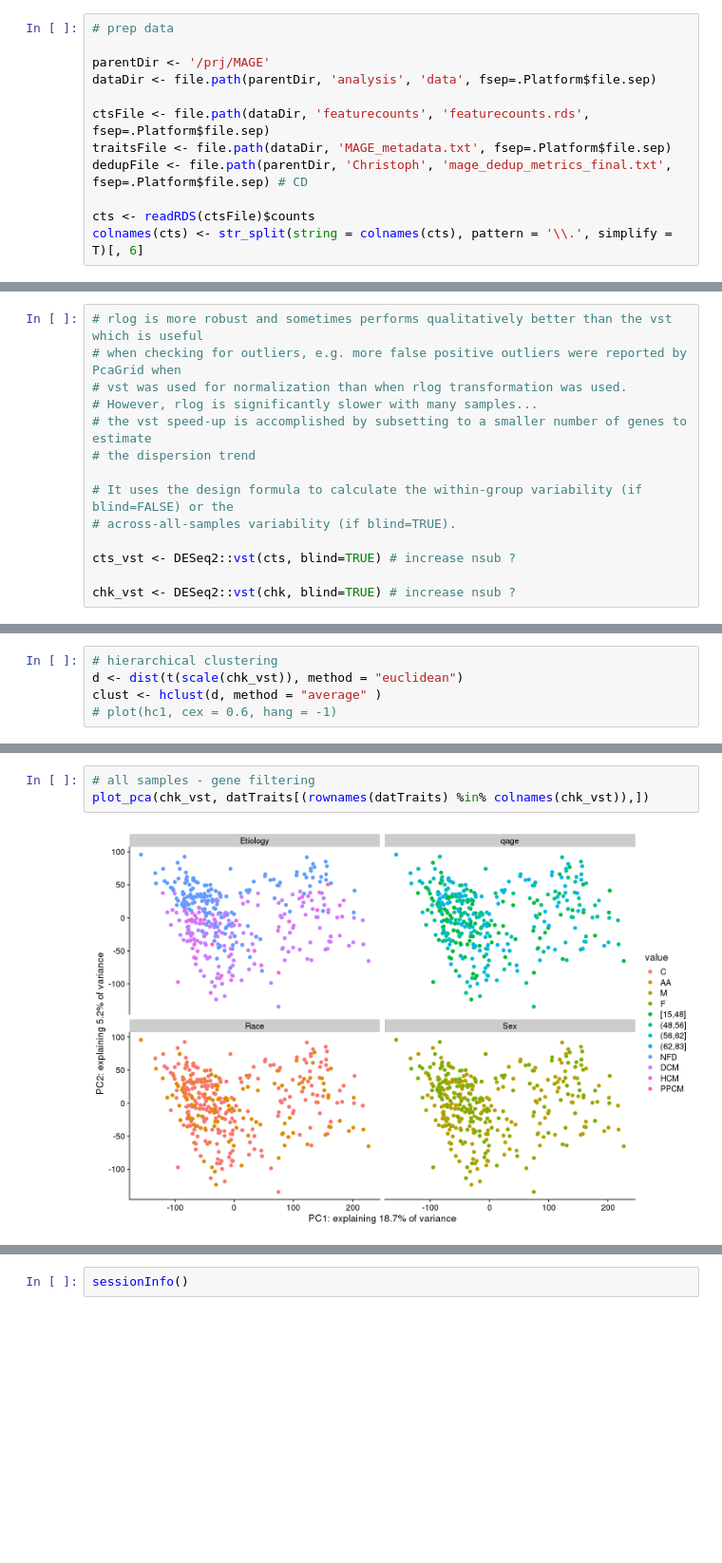
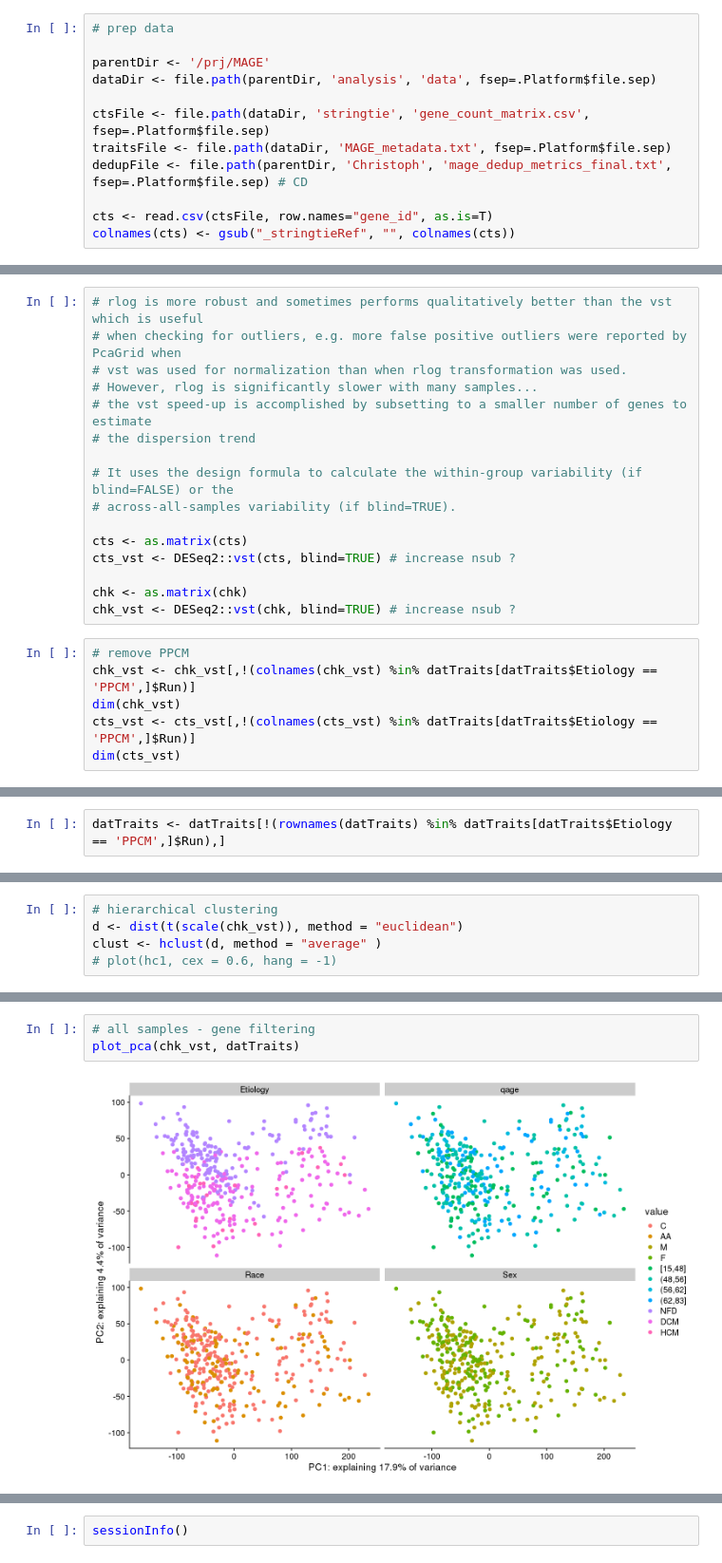
Before and after one commit to dieterich-lab/magnetiqueCode2022, a Jupyter notebook: data/MAGNet_data_stringtie.ipynb, the cells around one changed output, grey strips where cells are left out. Shown at 95% size. Drawn from its saved outputs; the diff is of its cells as text; blank space fills up the shorter version.

```diff
--- a/data/MAGNet_data_stringtie.ipynb
+++ b/data/MAGNet_data_stringtie.ipynb
@@ -18,12 +18,12 @@ options(repr.plot.width=12, repr.plot.height=8)
 parentDir <- '/prj/MAGE'
 dataDir <- file.path(parentDir, 'analysis', 'data', fsep=.Platform$file.sep)
 
-ctsFile <- file.path(dataDir, 'featurecounts', 'featurecounts.rds', fsep=.Platform$file.sep)
+ctsFile <- file.path(dataDir, 'stringtie', 'gene_count_matrix.csv', fsep=.Platform$file.sep)
 traitsFile <- file.path(dataDir, 'MAGE_metadata.txt', fsep=.Platform$file.sep)
 dedupFile <- file.path(parentDir, 'Christoph', 'mage_dedup_metrics_final.txt', fsep=.Platform$file.sep) # CD
 
-cts <- readRDS(ctsFile)$counts
-colnames(cts) <- str_split(string = colnames(cts), pattern = '\\.', simplify = T)[, 6]
+cts <- read.csv(ctsFile, row.names="gene_id", as.is=T)
+colnames(cts) <- gsub("_stringtieRef", "", colnames(cts))
 # %%
 datTraits <- read.csv(traitsFile, stringsAsFactors = FALSE)
 datTraits <- datTraits[c('Run', 'etiology', 'race', 'Age', 'sex')]
@@ -249,6 +250,14 @@ plot_pca <- function(datExpr, datTraits) {
 # It uses the design formula to calculate the within-group variability (if blind=FALSE) or the
 # across-all-samples variability (if blind=TRUE).
 
+cts <- as.matrix(cts)
 cts_vst <- DESeq2::vst(cts, blind=TRUE) # increase nsub ?
 
+chk <- as.matrix(chk)
 chk_vst <- DESeq2::vst(chk, blind=TRUE) # increase nsub ?
+# %%
+# remove PPCM
+chk_vst <- chk_vst[,!(colnames(chk_vst) %in% datTraits[datTraits$Etiology == 'PPCM',]$Run)]
+dim(chk_vst)
+cts_vst <- cts_vst[,!(colnames(cts_vst) %in% datTraits[datTraits$Etiology == 'PPCM',]$Run)]
+dim(cts_vst)
@@ -254,0 +267,2 @@ chk_vst <- DESeq2::vst(chk, blind=TRUE) # increase nsub ?
+# %%
+datTraits <- datTraits[!(rownames(datTraits) %in% datTraits[datTraits$Etiology == 'PPCM',]$Run),]
@@ -334,8 +342,8 @@ plot_pca(clean, meta)
 # %%
 # all samples - gene filtering
-plot_pca(chk_vst, datTraits[(rownames(datTraits) %in% colnames(chk_vst)),])
+plot_pca(chk_vst, datTraits)
 # %% [output]
-[figure, old version]
+[figure, new version]
 # %%
 # all samples - all genes
 plot_pca(cts_vst, datTraits)
```
Also changed, not shown: parts of 24 cells of this notebook.
